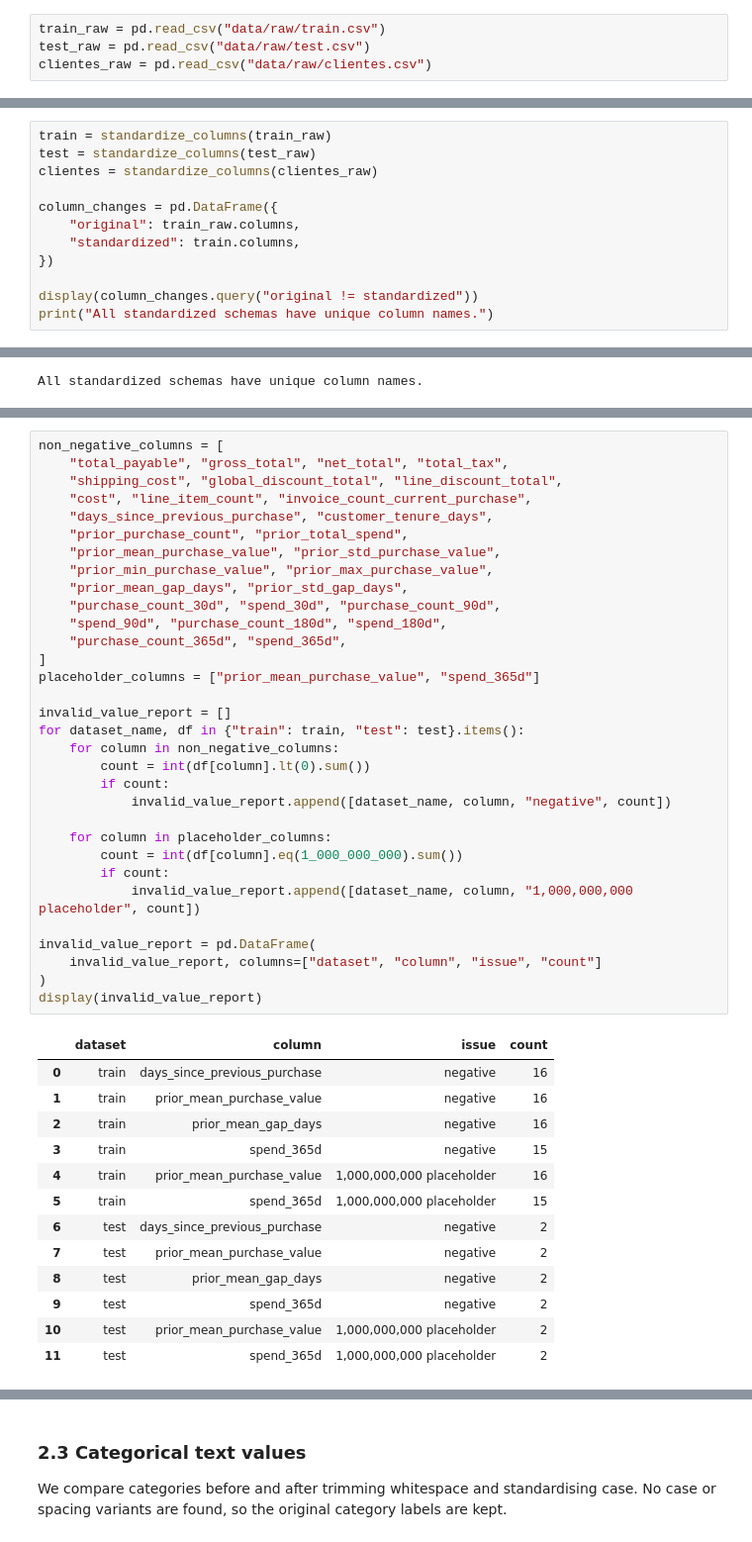
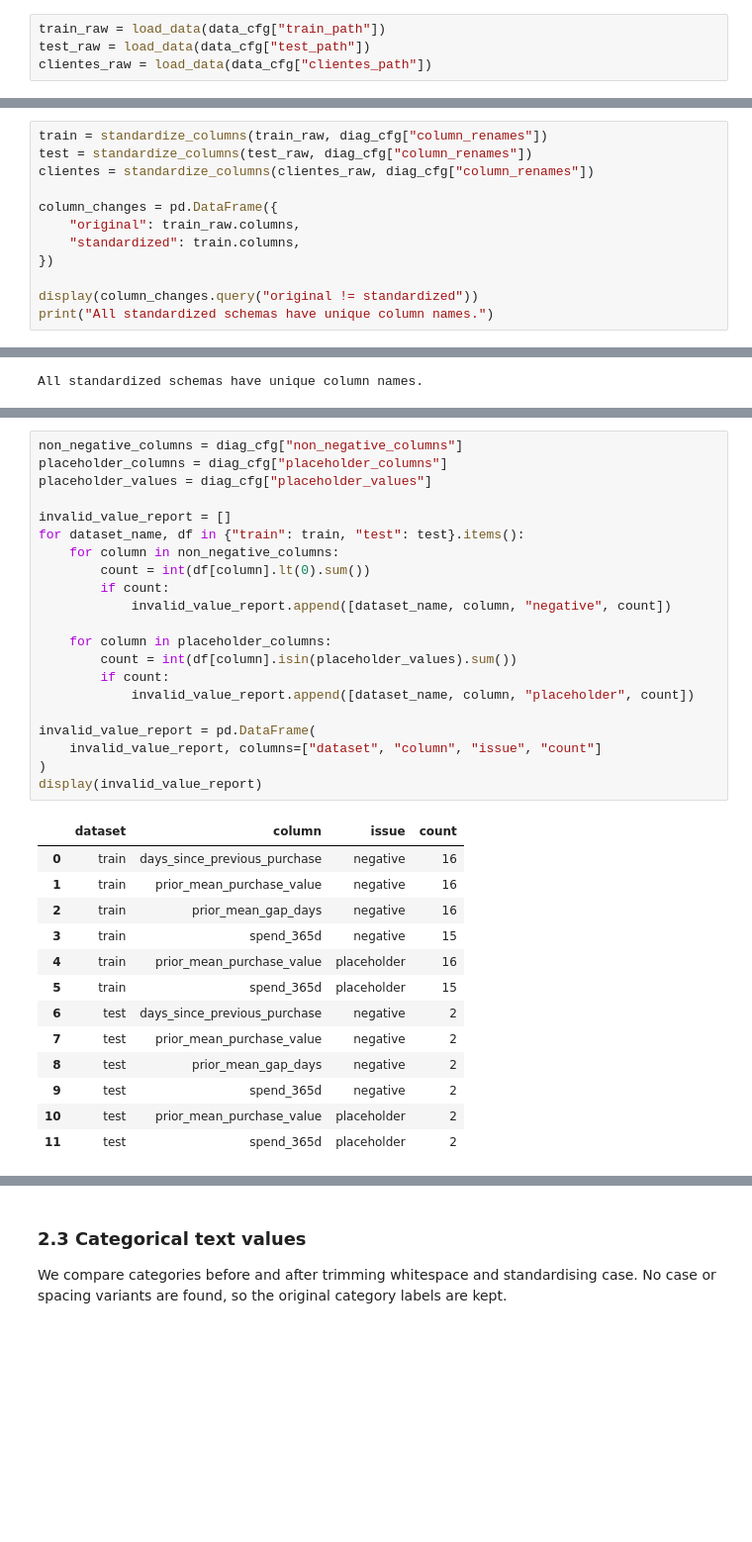
Before and after one commit to luisrafaelsoeiro/ETAI_Project, a Jupyter notebook: preprocessing.ipynb, the cells around one changed output, grey strips where cells are left out. Shown at 99% size. Saved outputs shown, nothing was run; the diff lists cells and outputs as text; blank space fills up the shorter version.

```diff
--- a/preprocessing.ipynb
+++ b/preprocessing.ipynb
@@ -15,9 +52,9 @@ SEED = 42
 
 [Back to TOC](#toc)
 # %%
-train_raw = pd.read_csv("data/raw/train.csv")
-test_raw = pd.read_csv("data/raw/test.csv")
-clientes_raw = pd.read_csv("data/raw/clientes.csv")
+train_raw = load_data(data_cfg["train_path"])
+test_raw = load_data(data_cfg["test_path"])
+clientes_raw = load_data(data_cfg["clientes_path"])
 # %% [markdown]
 ### 1.1 Column-name standardisation
 
@@ -59,7 +62,7 @@ def standardize_columns(df):
 # %%
-train = standardize_columns(train_raw)
-test = standardize_columns(test_raw)
-clientes = standardize_columns(clientes_raw)
+train = standardize_columns(train_raw, diag_cfg["column_renames"])
+test = standardize_columns(test_raw, diag_cfg["column_renames"])
+clientes = standardize_columns(clientes_raw, diag_cfg["column_renames"])
 
 column_changes = pd.DataFrame({
     "original": train_raw.columns,
@@ -123,47 +138,36 @@ Negative amounts, counts, and time intervals are invalid. The exact value `1,000
 # %%
-non_negative_columns = [
-    "total_payable", "gross_total", "net_total", "total_tax",
-    "shipping_cost", "global_discount_total", "line_discount_total",
-    "cost", "line_item_count", "invoice_count_current_purchase",
-    "days_since_previous_purchase", "customer_tenure_days",
-    "prior_purchase_count", "prior_total_spend",
-    "prior_mean_purchase_value", "prior_std_purchase_value",
-    "prior_min_purchase_value", "prior_max_purchase_value",
-    "prior_mean_gap_days", "prior_std_gap_days",
-    "purchase_count_30d", "spend_30d", "purchase_count_90d",
-    "spend_90d", "purchase_count_180d", "spend_180d",
-    "purchase_count_365d", "spend_365d",
-]
-placeholder_columns = ["prior_mean_purchase_value", "spend_365d"]
+non_negative_columns = diag_cfg["non_negative_columns"]
+placeholder_columns = diag_cfg["placeholder_columns"]
+placeholder_values = diag_cfg["placeholder_values"]
 
 invalid_value_report = []
 for dataset_name, df in {"train": train, "test": test}.items():
     for column in non_negative_columns:
         count = int(df[column].lt(0).sum())
         if count:
             invalid_value_report.append([dataset_name, column, "negative", count])
 
     for column in placeholder_columns:
-        count = int(df[column].eq(1_000_000_000).sum())
+        count = int(df[column].isin(placeholder_values).sum())
         if count:
-            invalid_value_report.append([dataset_name, column, "1,000,000,000 placeholder", count])
+            invalid_value_report.append([dataset_name, column, "placeholder", count])
 
 invalid_value_report = pd.DataFrame(
     invalid_value_report, columns=["dataset", "column", "issue", "count"]
 )
 display(invalid_value_report)
 # %% [output]
 |  | dataset | column | issue | count |
 | 0 | train | days_since_previous_purchase | negative | 16 |
 | 1 | train | prior_mean_purchase_value | negative | 16 |
 | 2 | train | prior_mean_gap_days | negative | 16 |
 | 3 | train | spend_365d | negative | 15 |
-| 4 | train | prior_mean_purchase_value | 1,000,000,000 placeholder | 16 |
-| 5 | train | spend_365d | 1,000,000,000 placeholder | 15 |
+| 4 | train | prior_mean_purchase_value | placeholder | 16 |
+| 5 | train | spend_365d | placeholder | 15 |
 | 6 | test | days_since_previous_purchase | negative | 2 |
 | 7 | test | prior_mean_purchase_value | negative | 2 |
 | 8 | test | prior_mean_gap_days | negative | 2 |
 | 9 | test | spend_365d | negative | 2 |
-| 10 | test | prior_mean_purchase_value | 1,000,000,000 placeholder | 2 |
-| 11 | test | spend_365d | 1,000,000,000 placeholder | 2 |
+| 10 | test | prior_mean_purchase_value | placeholder | 2 |
+| 11 | test | spend_365d | placeholder | 2 |
 # %%
```
Also changed, not shown: parts of 59 cells of this notebook, 4 other files.
